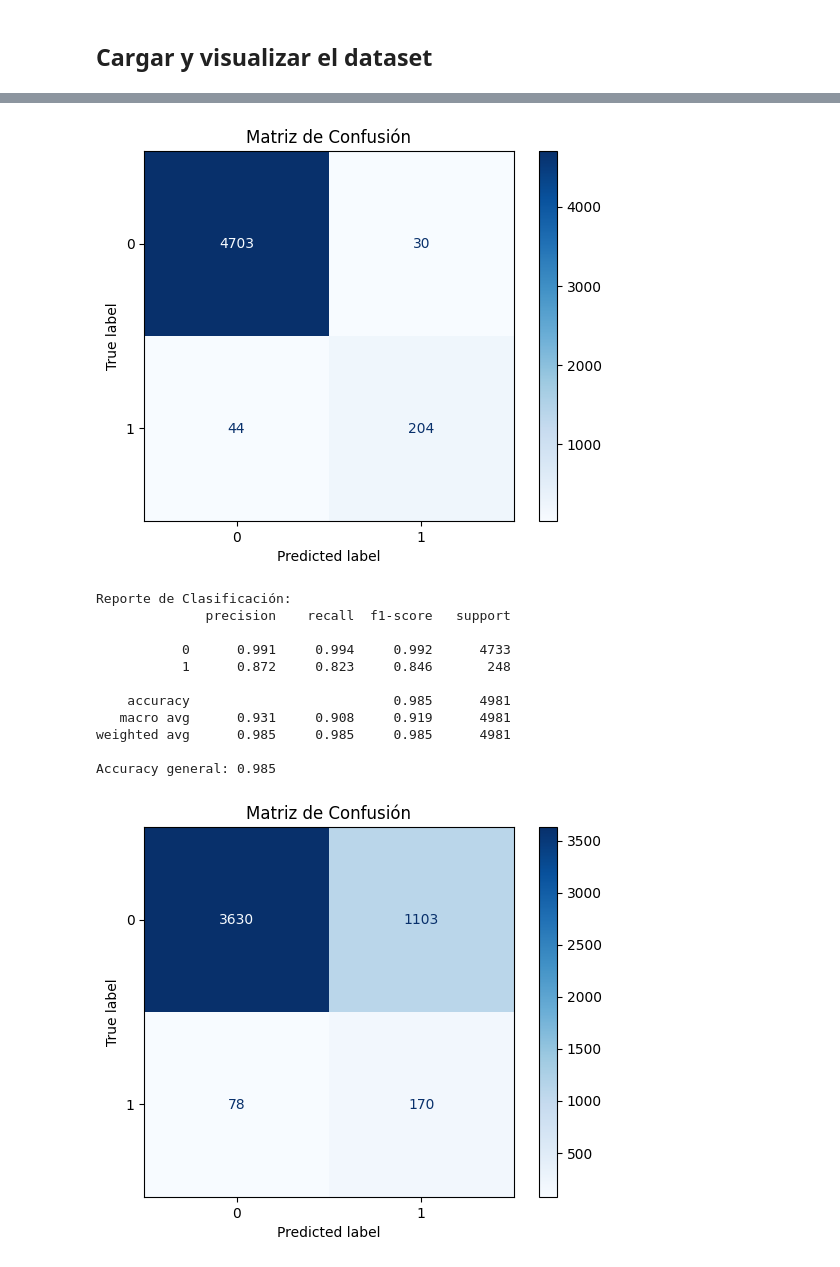
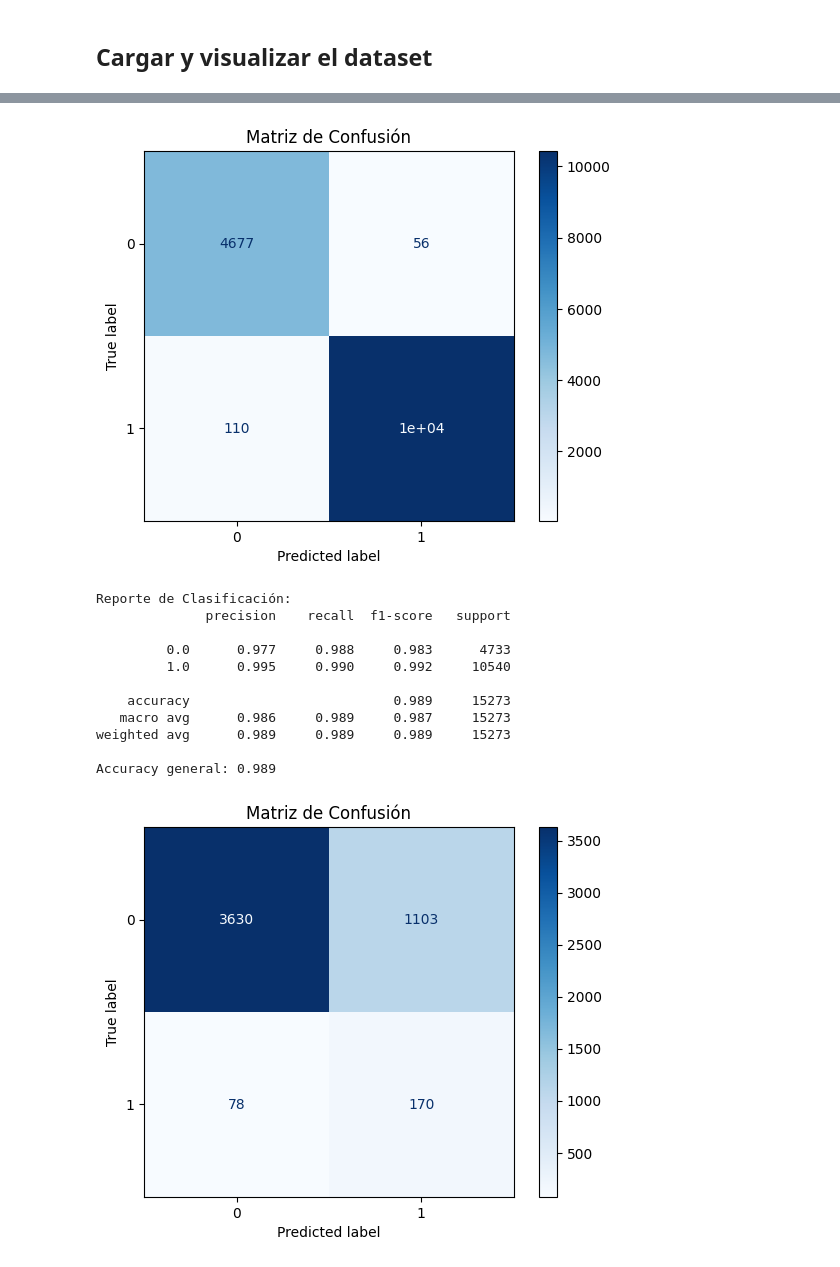
Before and after one commit to Bootcamp-IA-P4/brainstroke-navm, a Jupyter notebook: model/models.ipynb, the cells around one changed output, grey strips where cells are left out. Drawn from its saved outputs; the diff is of its cells as text; code cells hidden in the pictures.

Commit message:
feat: dataset_concatenado.csv

```diff
--- a/model/models.ipynb
+++ b/model/models.ipynb
@@ -14,6 +14,6 @@ from sklearn.neighbors import KNeighborsClassifier
 from imblearn.over_sampling import SMOTE
 from collections import Counter
 # %%
-df = pd.read_csv('../data/dataset_encoded.csv')
+df = pd.read_csv('../data/dataset_concatenado.csv')
 df.head(20)
 # %% [output]
@@ -108,17 +125,17 @@ import mlflow
 import mlflow.sklearn
 
 models = {
-    'KNN': KNeighborsClassifier(),
-    'GradientBoosting': GradientBoostingClassifier(),
+    # 'KNN': KNeighborsClassifier(),
+    # 'GradientBoosting': GradientBoostingClassifier(),
     'RandomForestClassifier' : RandomForestClassifier(),
-    'Ridge': RidgeClassifier(),
-    'Naive Bayes': GaussianNB(),
+    # 'Ridge': RidgeClassifier(),
+    # 'Naive Bayes': GaussianNB(),
     'XGBClassifier': XGBClassifier(),
     'LGBMClassifier': LGBMClassifier()
 }
 
 mlflow.set_tracking_uri("http://127.0.0.1:5000")
-mlflow.set_experiment("Eleventh Parameter Tuning")
+mlflow.set_experiment("Thirth Parameter Tuning")
 
 resultados = []
 
@@ -127,7 +144,7 @@ for nombre_modelo, modelo in models.items():
     for param_set in ParameterGrid(grid):
         print(f"\nEntrenando {nombre_modelo} con parámetros: {param_set}")
         modelo.set_params(**param_set)
-        modelo.fit(X_train_res, y_train_res)
+        modelo.fit(X_train, y_train)
 
         y_train_pred = modelo.predict(X_train_res)
         y_test_pred = modelo.predict(X_test)
@@ -143,8 +160,8 @@ for nombre_modelo, modelo in models.items():
 
         report = classification_report(y_test, y_test_pred, output_dict=True)
 
-        recall_clase_0 = report['0']['recall']
-        recall_clase_1 = report['1']['recall']
+        recall_clase_0 = report['0.0']['recall']
+        recall_clase_1 = report['1.0']['recall']
 
         resultados.append({
             'Modelo': nombre_modelo,
@@ -211,47 +226,47 @@ from sklearn.metrics import (
 import matplotlib.pyplot as plt
 
 # === 1. Cargar el modelo ===
-ruta_modelo = '../models/model2.pkl'
+ruta_modelo = '../models/model4.pkl'
 with open(ruta_modelo, 'rb') as archivo:
     modelo = pickle.load(archivo)
 
 # === 2. Cargar los datos de prueba ===
-ruta_datos = '../data/dataset_encoded.csv'
+ruta_datos = '../data/dataset_concatenado.csv'
 df = pd.read_csv(ruta_datos)
 
 X_test = df.drop('stroke', axis=1)
 y_test = df['stroke']
 
 # === 3. Hacer predicciones ===
 y_pred = modelo.predict(X_test)
 
 # === 4. Matriz de confusión ===
 cm = confusion_matrix(y_test, y_pred)
 disp = ConfusionMatrixDisplay(confusion_matrix=cm)
 disp.plot(cmap=plt.cm.Blues)
 plt.title('Matriz de Confusión')
 plt.show()
 
 # === 5. Métricas por categoría ===
 print("Reporte de Clasificación:")
 print(classification_report(y_test, y_pred, digits=3))
 
 # === 6. Accuracy global ===
 acc = accuracy_score(y_test, y_pred)
 print(f'Accuracy general: {acc:.3f}')
 # %% [output]
-[figure, old version]
+[figure, new version]
 Reporte de Clasificación:
               precision    recall  f1-score   support
 
-           0      0.991     0.994     0.992      4733
-           1      0.872     0.823     0.846       248
+         0.0      0.977     0.988     0.983      4733
+         1.0      0.995     0.990     0.992     10540
 
-    accuracy                          0.985      4981
-   macro avg      0.931     0.908     0.919      4981
-weighted avg      0.985     0.985     0.985      4981
+    accuracy                          0.989     15273
+   macro avg      0.986     0.989     0.987     15273
+weighted avg      0.989     0.989     0.989     15273
 
-Accuracy general: 0.985
+Accuracy general: 0.989
 # %%
 import pickle
 import pandas as pd
```
Also changed, not shown: parts of 7 cells of this notebook, 2 other files.
